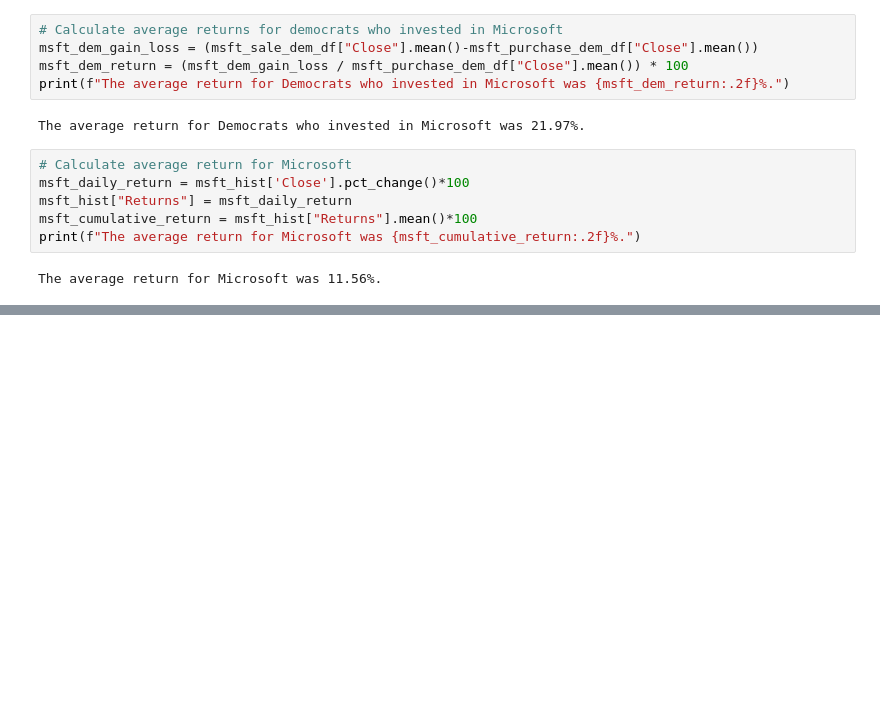
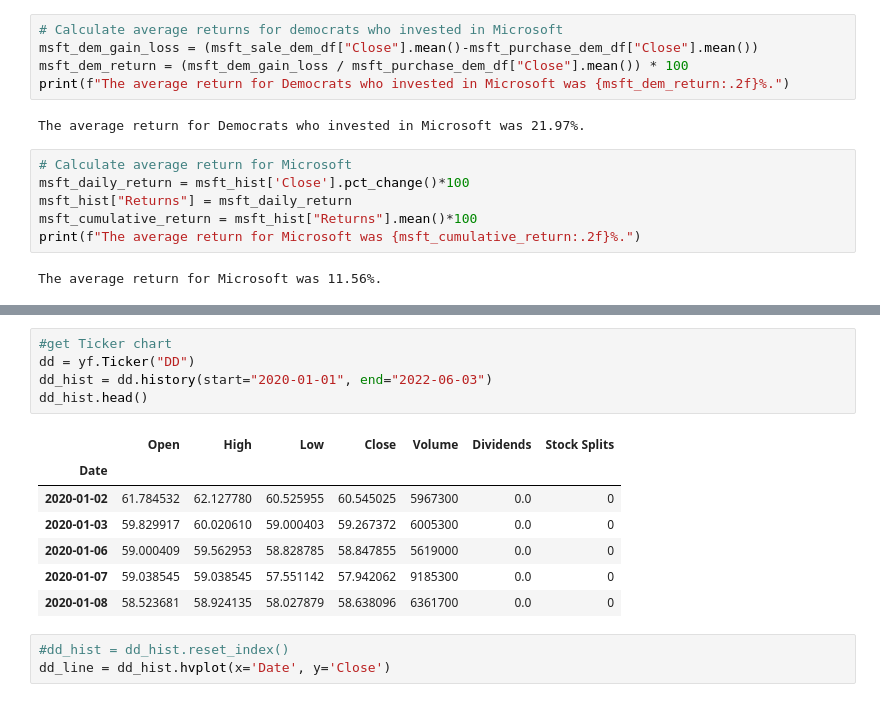
Before and after one commit to Loudju/Fintech_Project1_Politician_stock_trading, a Jupyter notebook: senate_trades.ipynb, the cells around one changed output, grey strips where cells are left out. Saved outputs shown, nothing was run; the diff lists cells and outputs as text; blank space fills up the shorter version.

```diff
--- a/senate_trades.ipynb
+++ b/senate_trades.ipynb
@@ -930,0 +585,16 @@ roi.drop(columns=['Ticker','Party','Range','Open','High','Low']).sort_values("RO
+# %%
+#get Ticker chart
+dd = yf.Ticker("DD")
+dd_hist = dd.history(start="2020-01-01", end="2022-06-03")
+dd_hist.head()
+# %% [output]
+|  | Open | High | Low | Close | Volume | Dividends | Stock Splits |
+| Date |  |  |  |  |  |  |  |
+| 2020-01-02 | 61.784532 | 62.127780 | 60.525955 | 60.545025 | 5967300 | 0.0 | 0 |
+| 2020-01-03 | 59.829917 | 60.020610 | 59.000403 | 59.267372 | 6005300 | 0.0 | 0 |
+| 2020-01-06 | 59.000409 | 59.562953 | 58.828785 | 58.847855 | 5619000 | 0.0 | 0 |
+| 2020-01-07 | 59.038545 | 59.038545 | 57.551142 | 57.942062 | 9185300 | 0.0 | 0 |
+| 2020-01-08 | 58.523681 | 58.924135 | 58.027879 | 58.638096 | 6361700 | 0.0 | 0 |
+# %%
+#dd_hist = dd_hist.reset_index()
+dd_line = dd_hist.hvplot(x='Date', y='Close')
```
Also changed, not shown: parts of 84 cells of this notebook, 1 other file.
